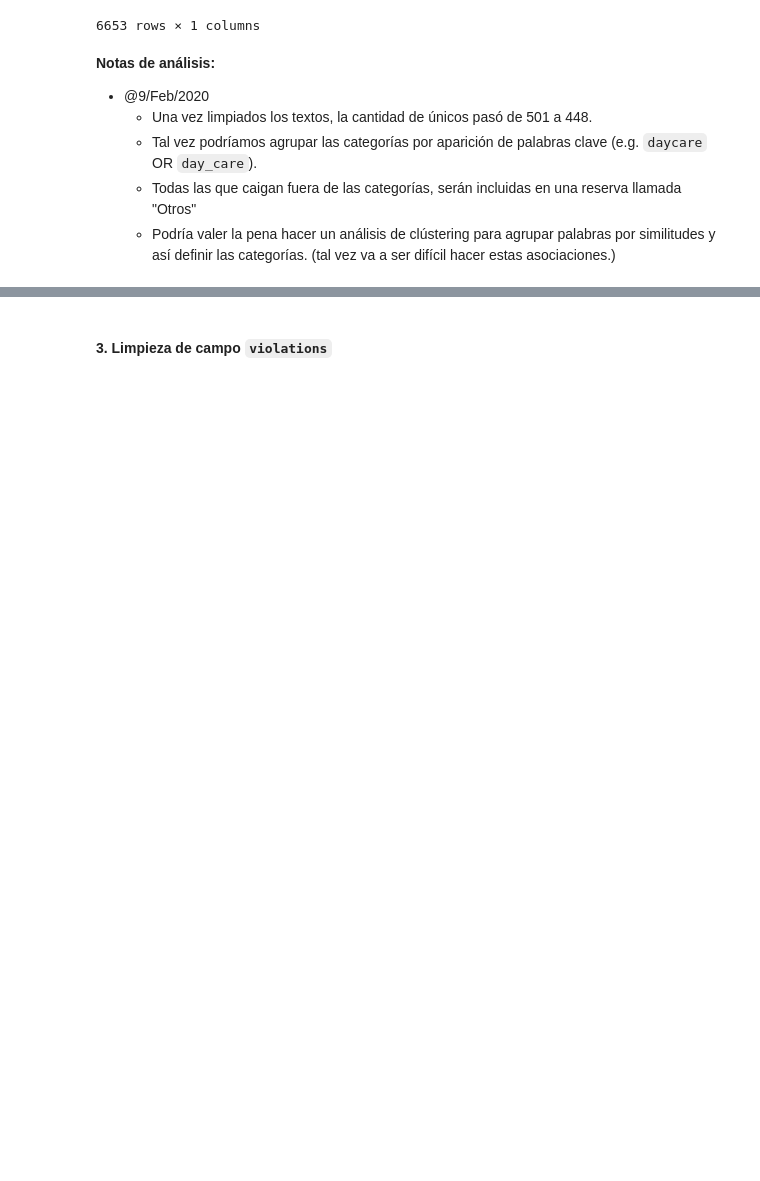
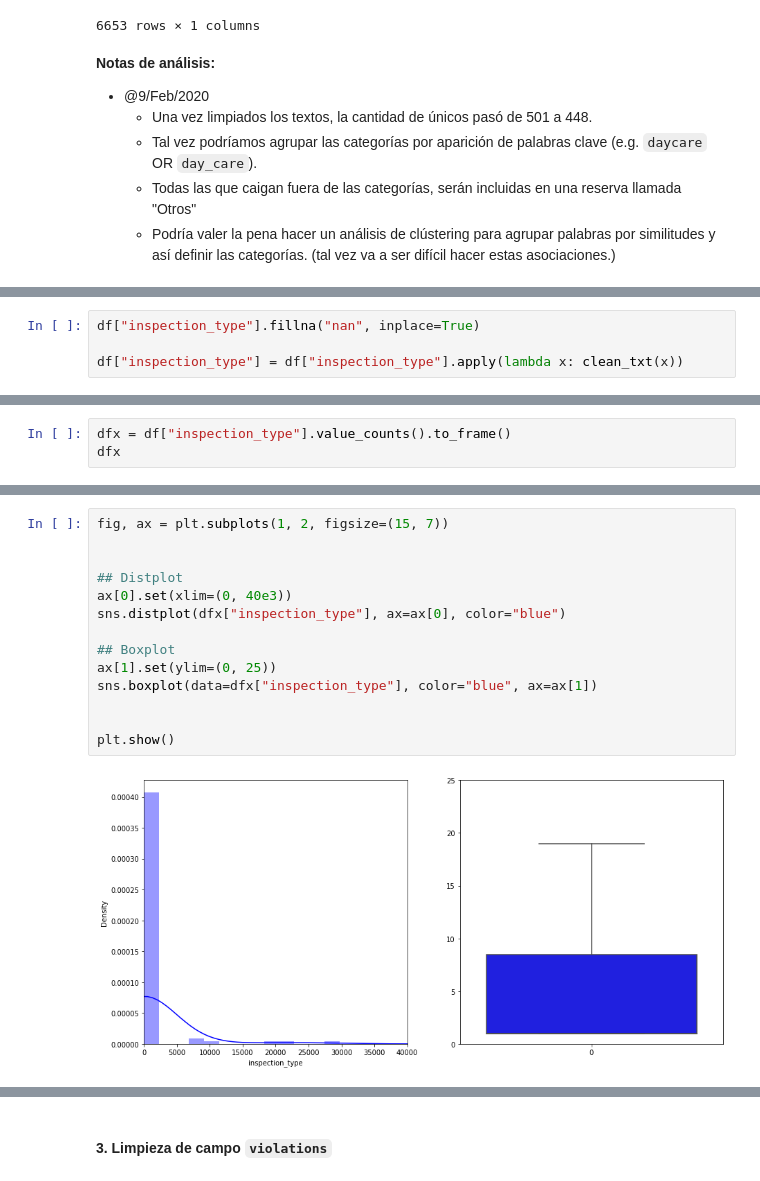
Before and after one commit to santibatte/dpa_2021, a Jupyter notebook: notebooks/EDA.ipynb, the cells around one changed output, grey strips where cells are left out. Drawn from its saved outputs; the diff is of its cells as text; blank space fills up the shorter version.

```diff
--- a/notebooks/EDA.ipynb
+++ b/notebooks/EDA.ipynb
@@ -250,0 +306,4 @@ df.loc[mr1, ["facility_type"]]
+# %%
+df["inspection_type"].fillna("nan", inplace=True)
+
+df["inspection_type"] = df["inspection_type"].apply(lambda x: clean_txt(x))
@@ -250,0 +327,3 @@ df.loc[mr1, ["facility_type"]]
+# %%
+dfx = df["inspection_type"].value_counts().to_frame()
+dfx
@@ -250,0 +344,16 @@ df.loc[mr1, ["facility_type"]]
+# %%
+fig, ax = plt.subplots(1, 2, figsize=(15, 7))
+
+
+## Distplot
+ax[0].set(xlim=(0, 40e3))
+sns.distplot(dfx["inspection_type"], ax=ax[0], color="blue")
+
+## Boxplot
+ax[1].set(ylim=(0, 25))
+sns.boxplot(data=dfx["inspection_type"], color="blue", ax=ax[1])
+
+
+plt.show()
+# %% [output]
+[figure, added]
```
Also changed, not shown: parts of 22 cells of this notebook.
